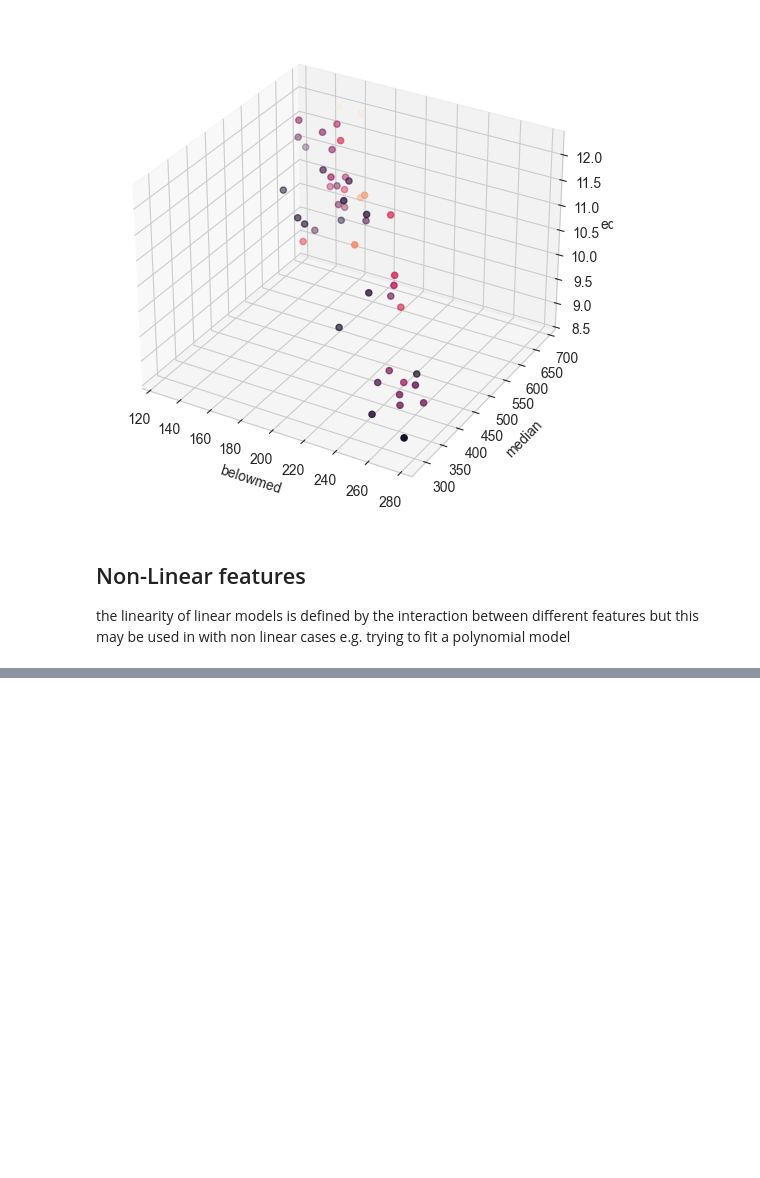
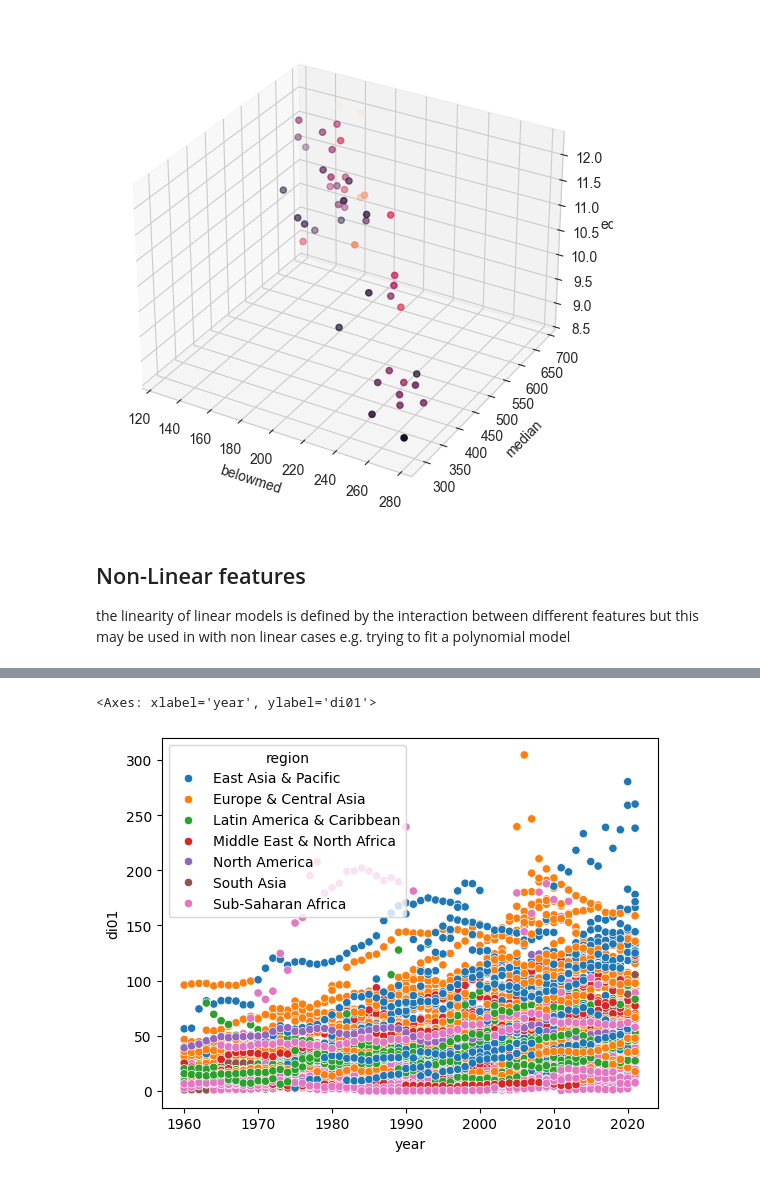
Before and after one commit to noiseOnTheNet/python-post023_jupyter_analitics, a Jupyter notebook: doc/Part_5.ipynb, the cells around one changed output, grey strips where cells are left out. Drawn from its saved outputs; the diff is of its cells as text; code cells hidden in the pictures; blank space fills up the shorter version.

```diff
--- a/doc/Part_5.ipynb
+++ b/doc/Part_5.ipynb
@@ -481,0 +489,2 @@ the linearity of linear models is defined by the interaction between different f
+# %%
+financial = pd.read_excel("20220909-global-financial-development-database.xlsx",sheet_name="Data - August 2022")
@@ -481,0 +493,3 @@ the linearity of linear models is defined by the interaction between different f
+# %%
+for col in ["iso3", "iso2", "imfn", "country", "region", "income"]:
+    financial[col] = financial[col].astype("category")
@@ -481,0 +515,5 @@ the linearity of linear models is defined by the interaction between different f
+# %%
+sns.scatterplot(financial,x="year",y="di01",hue="region")
+# %% [output]
+<Axes: xlabel='year', ylabel='di01'>
+[figure, added]
```
Also changed, not shown: parts of 30 cells of this notebook.
